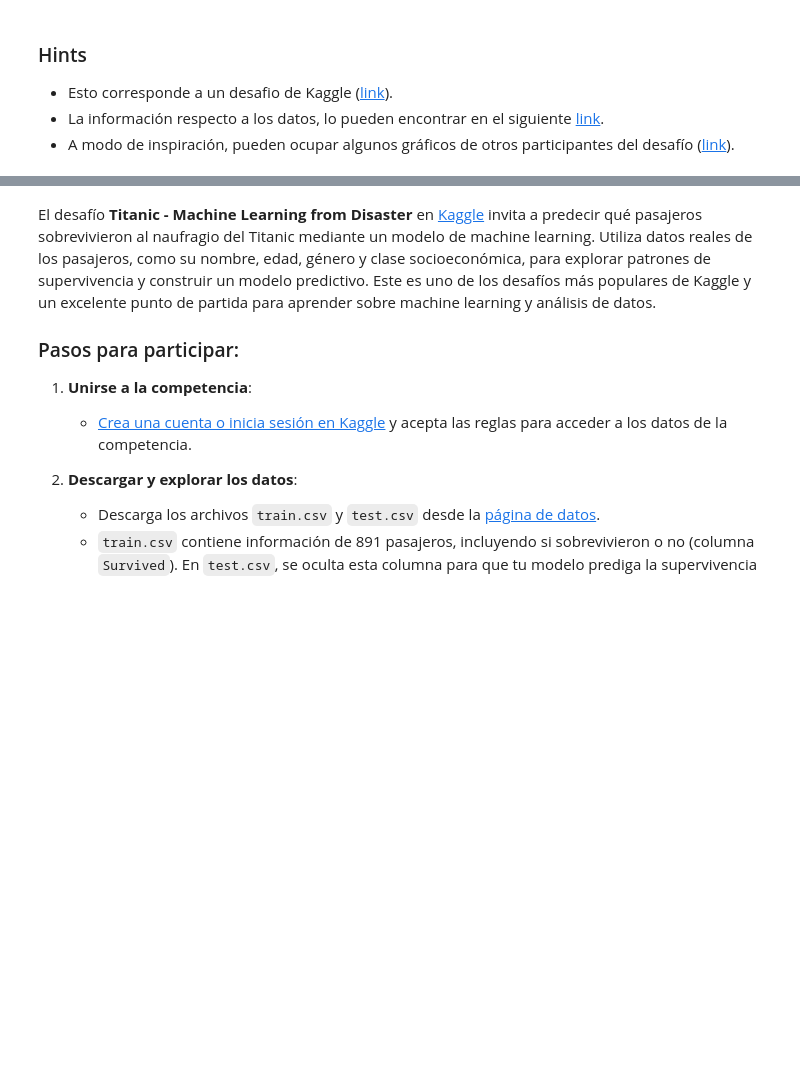
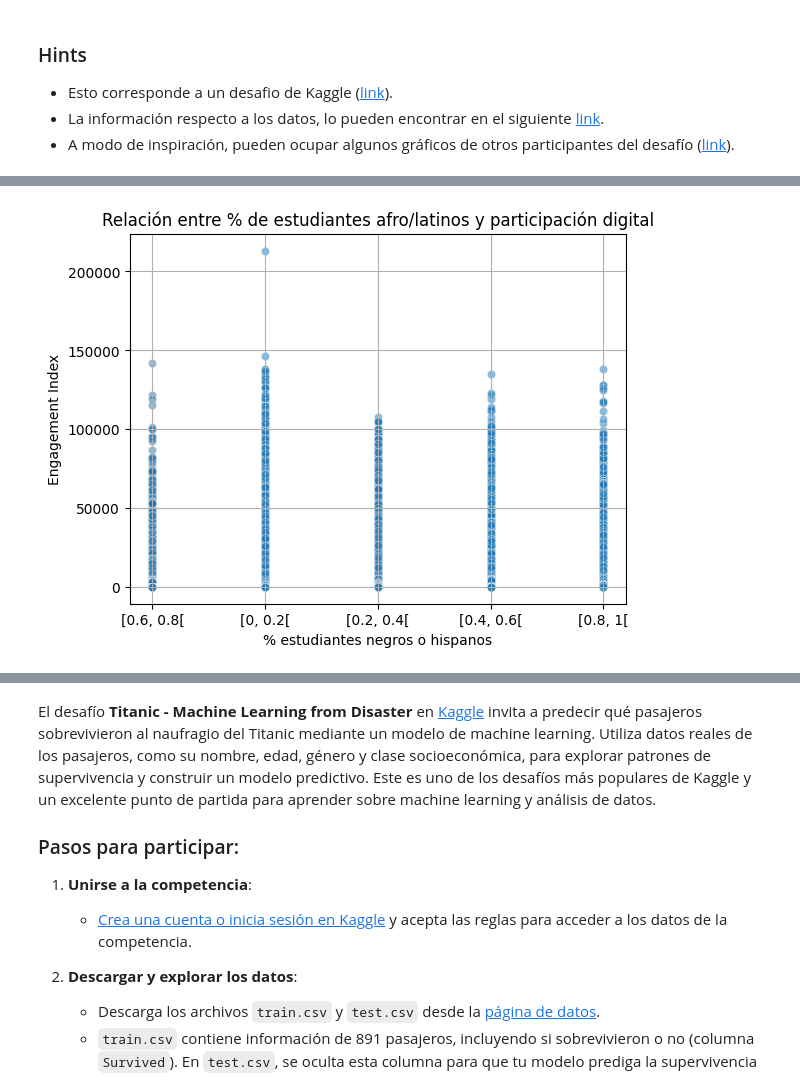
Before and after one commit to nmuraro/entregables, a Jupyter notebook: docs/homeworks/hw_02.ipynb, the cells around one changed output, grey strips where cells are left out. Saved outputs shown, nothing was run; the diff lists cells and outputs as text; code cells hidden in the pictures; blank space fills up the shorter version.

```diff
--- a/docs/homeworks/hw_02.ipynb
+++ b/docs/homeworks/hw_02.ipynb
@@ -105,0 +431,9 @@ timestamp
+# %%
+sns.scatterplot(data=df_merged, x="pct_black/hispanic", y="engagement_index", alpha=0.5)
+plt.title("Relación entre % de estudiantes afro/latinos y participación digital")
+plt.xlabel("% estudiantes negros o hispanos")
+plt.ylabel("Engagement Index")
+plt.grid(True)
+plt.show()
+# %% [output]
+[figure, added]
```
Also changed, not shown: parts of 19 cells of this notebook.
